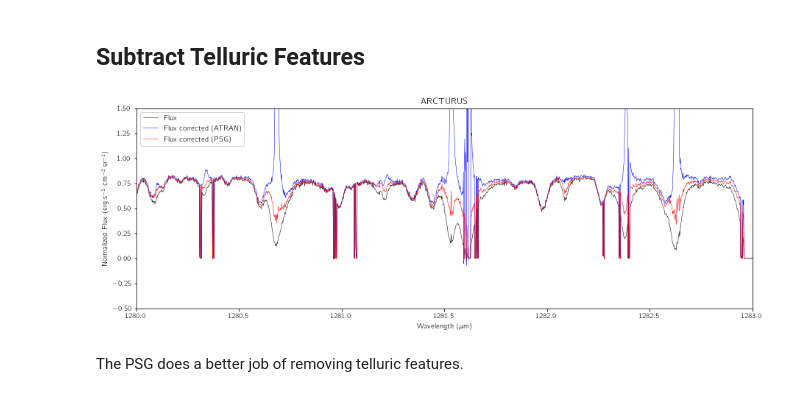
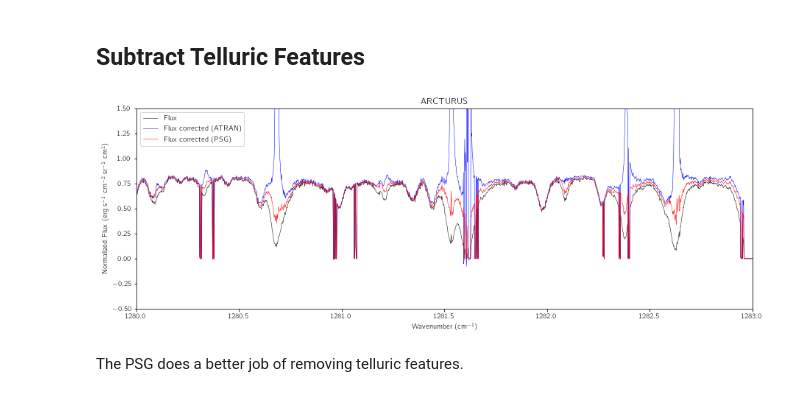
Before and after one commit to SOFIAObservatory/Recipes, a Jupyter notebook: EXES-Telluric-Correction.ipynb, the cells around one changed output. Drawn from its saved outputs; the diff is of its cells as text; code cells hidden in the pictures.

```diff
--- a/EXES-Telluric-Correction.ipynb
+++ b/EXES-Telluric-Correction.ipynb
@@ -309,42 +330,42 @@ gaussian_broadened_absorption = convolve(total, g)
 
 # interpolate
 f = interp1d(psg["Wave/freq"], gaussian_broadened_absorption)
-ynew = f(wavenumber) # interpolated model absorption
-flux_corrected = flux/ynew # data / interpolated model absorption
+ynew = f(wavenumber)  # interpolated model absorption
+flux_corrected = flux / ynew  # data / interpolated model absorption
 
-#create a figure
+# create a figure
 fig = plt.figure(figsize=(15, 5))
 ax1 = fig.add_subplot(1, 1, 1)
 ax1.set_xlim(1280, 1283)
 ax1.plot(
     wavenumber,
     flux,
     lw=0.5,
     c="k",
     label=r"Flux",
 )
 ax1.plot(
     wavenumber,
-    flux/atran,
+    flux / atran,
     lw=0.5,
     c="b",
     label=r"Flux corrected (ATRAN)",
 )
 ax1.plot(
     wavenumber,
     flux_corrected,
     lw=0.5,
     c="r",
     label=r"Flux corrected (PSG)",
 )
-ax1.set_ylabel(r"Normalized Flux (erg s$^{-1}$ cm$^{-2}$ sr$^{-1}$)")
-ax1.set_xlabel(r"Wavelength ($\mu$m)")
+ax1.set_ylabel(r"Normalized Flux (erg s$^{-1}$ cm$^{-2}$ sr$^{-1}$ cm$^{1}$)")
+ax1.set_xlabel(r"Wavenumber (cm$^{-1}$)")
 plt.title("ARCTURUS")
 ax1.set_ylim(-0.5, 1.5)
 ax1.legend()
 plt.show()
 # %% [output]
-[figure, old version]
+[figure, new version]
 # %% [markdown]
 The PSG does a better job of removing telluric features.
 # %% [markdown]
```
Also changed, not shown: parts of 10 cells of this notebook, 5 other files.
